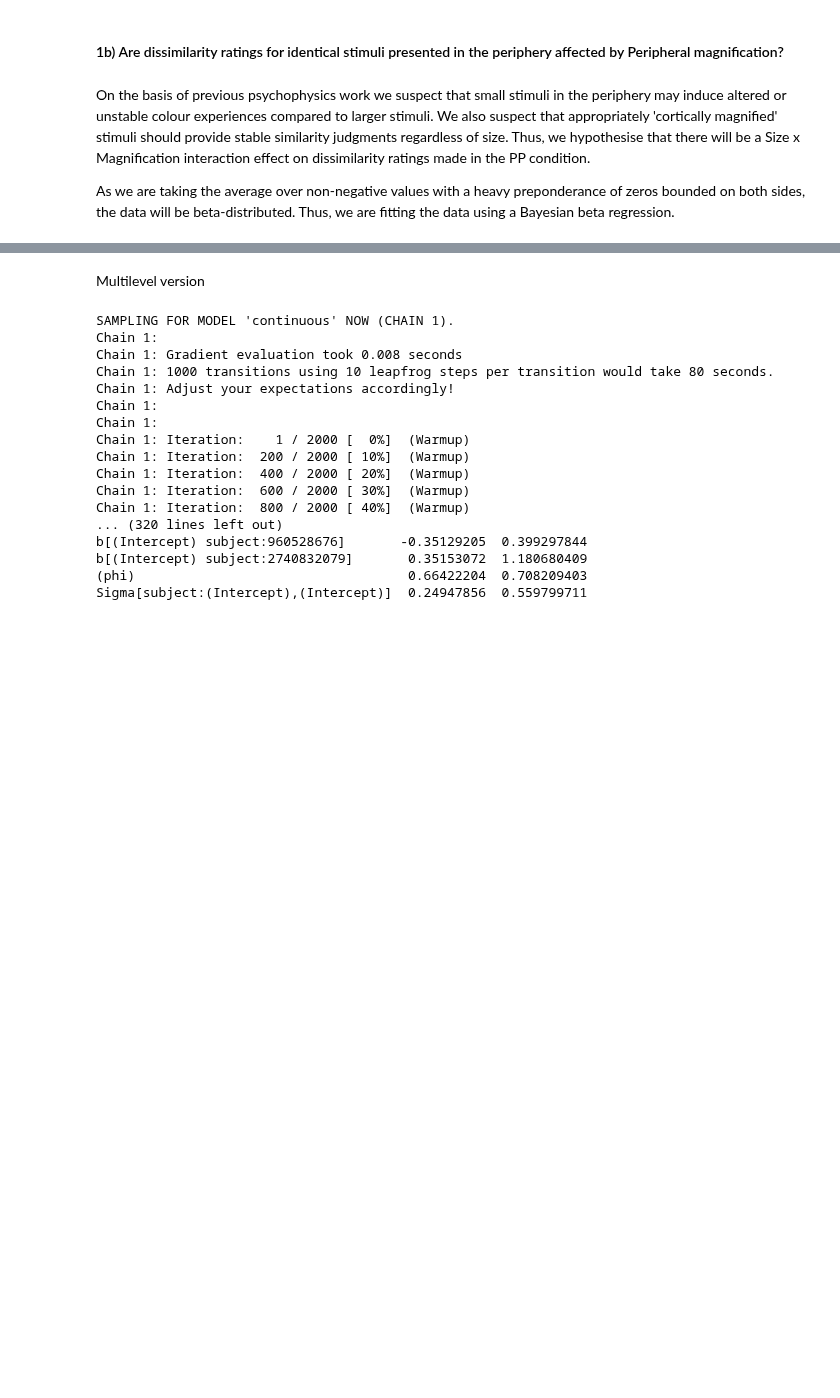
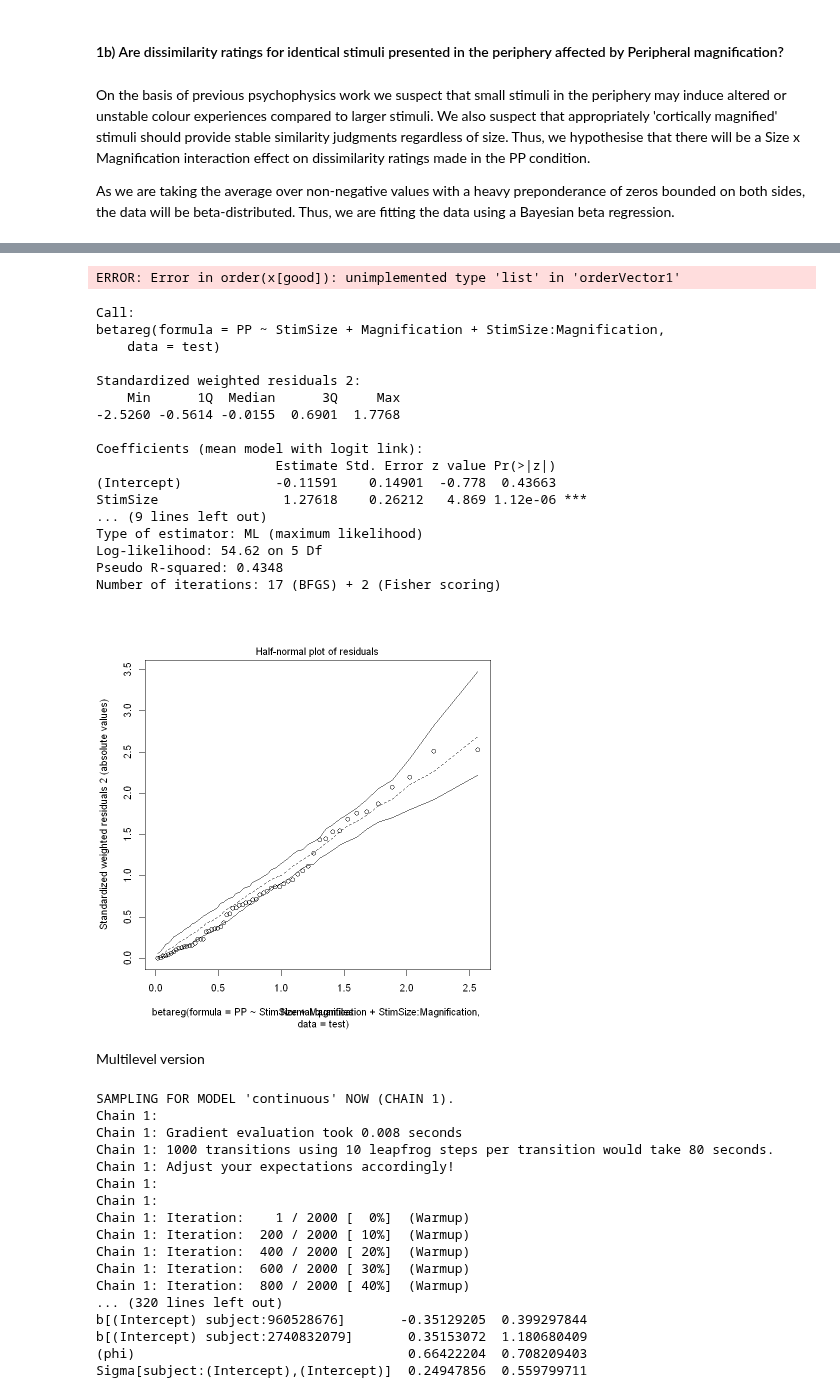
Before and after one commit to ArielZJ/Precision-Phenomenology-Data-Analysis, a Jupyter notebook: Fovea vs. Periphery Color Similarity Pilot Analysis - 2stim Analysis.ipynb, the cells around one changed output, grey strips where cells are left out. Drawn from its saved outputs; the diff is of its cells as text; code cells hidden in the pictures; blank space fills up the shorter version.

```diff
--- a/Fovea vs. Periphery Color Similarity Pilot Analysis - 2stim Analysis.ipynb
+++ b/Fovea vs. Periphery Color Similarity Pilot Analysis - 2stim Analysis.ipynb
@@ -1823,0 +1821,21 @@ StimSize:Magnification |   1.48
+# %%
+df.trace.aov <- trace.df
+df.trace.aov$label.mag <- as.factor(df.trace.aov$label.mag)
+df.trace.aov$label.stim <- as.factor(df.trace.aov$label.stim)
+
+print("ANOVA on raw data")
+trace.dif.aov <- aov(PP ~ label.mag + label.stim + label.mag*label.stim, data = df.trace.aov)
+summary(trace.dif.aov)
+
+print("ANOVA on logistic-transformed data")
+logit.trace.dif.aov <- aov(offset.beta(PP,2*max.DSR,-max.DSR) ~ label.mag + label.stim + label.mag*label.stim, data = df.trace.aov)
+summary(logit.trace.dif.aov)
+
+print("Bayesian ANOVA on raw data")
+Bayes.trace.dif.aov <- anovaBF(PP ~ label.mag + label.stim + label.mag*label.stim, data = df.trace.aov)
+print(Bayes.trace.dif.aov)
+
+print("Bayesian ANOVA on logistic-transformed data")
+df.trace.aov$PP <- offset.beta(df.trace.aov$PP,2*max.DSR,-max.DSR)
+Bayes.logit.trace.dif.aov <- anovaBF(PP ~ label.mag + label.stim + label.mag*label.stim, data = df.trace.aov)
+summary(Bayes.logit.trace.dif.aov)
@@ -1824,3 +1876,36 @@ StimSize:Magnification |   1.48
+# %%
+qqPlot(logit.trace.dif.aov)
+# %% [output]
+ERROR: Error in order(x[good]): unimplemented type 'list' in 'orderVector1'
+# %%
+test <- trace.df
+test$PP <- offset.beta(test$PP,
+                               2*max.DSR,
+                              -max.DSR)
+test.model <- betareg(formula = PP ~ StimSize + Magnification + StimSize:Magnification,
+               data = test)
+
+summary(test.model)
+plot(test.model, which = 5)
+# %% [output]
+Call:
+betareg(formula = PP ~ StimSize + Magnification + StimSize:Magnification,
+    data = test)
+
+Standardized weighted residuals 2:
+    Min      1Q  Median      3Q     Max
+-2.5260 -0.5614 -0.0155  0.6901  1.7768
+
+Coefficients (mean model with logit link):
+                       Estimate Std. Error z value Pr(>|z|)
+(Intercept)            -0.11591    0.14901  -0.778  0.43663
+StimSize                1.27618    0.26212   4.869 1.12e-06 ***
+... (9 lines left out)
+Type of estimator: ML (maximum likelihood)
+Log-likelihood: 54.62 on 5 Df
+Pseudo R-squared: 0.4348
+Number of iterations: 17 (BFGS) + 2 (Fisher scoring)
+[figure, added]
 # %% [markdown]
 Multilevel version
 # %%
```
Also changed, not shown: parts of 17 cells of this notebook, 9 other files.
